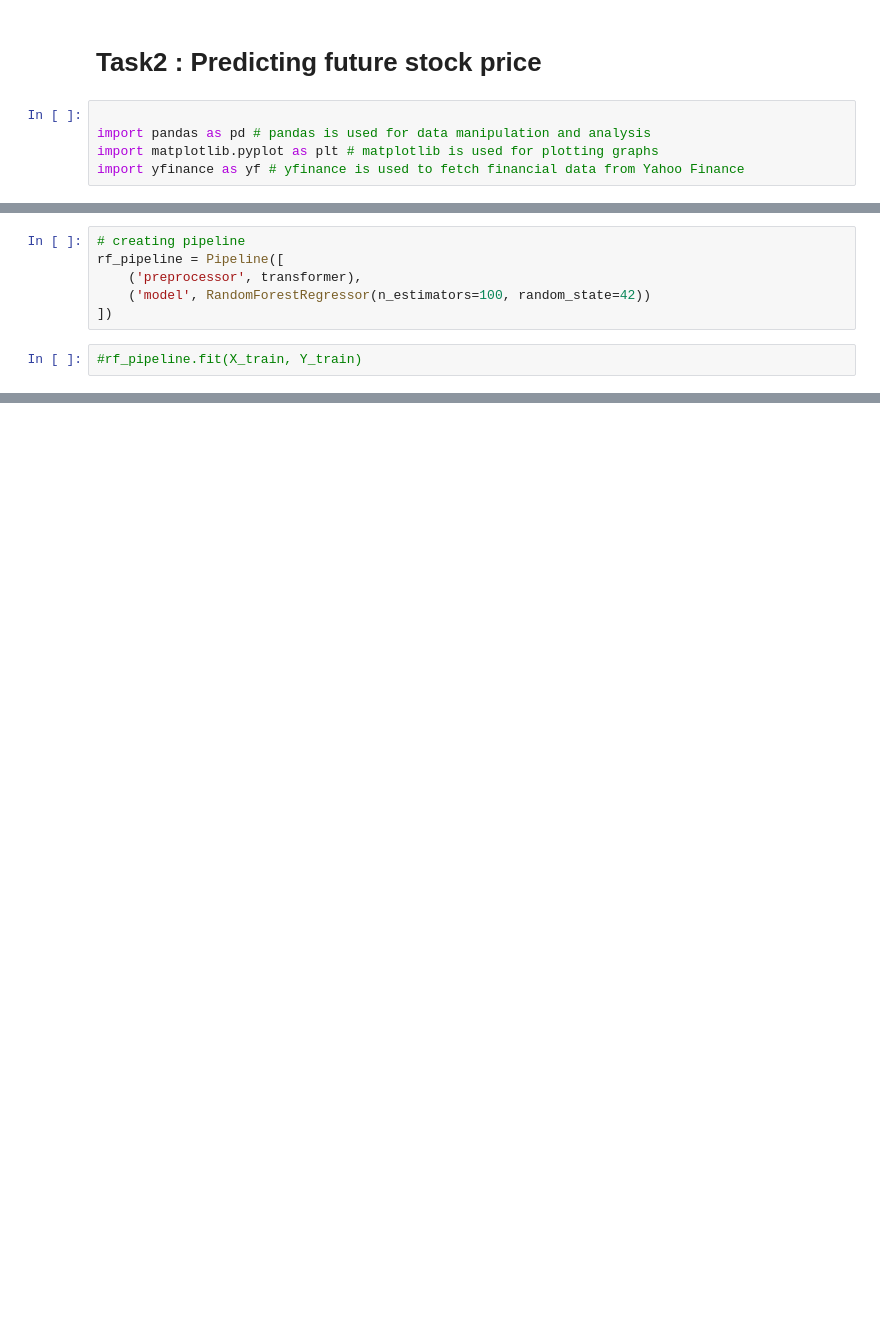
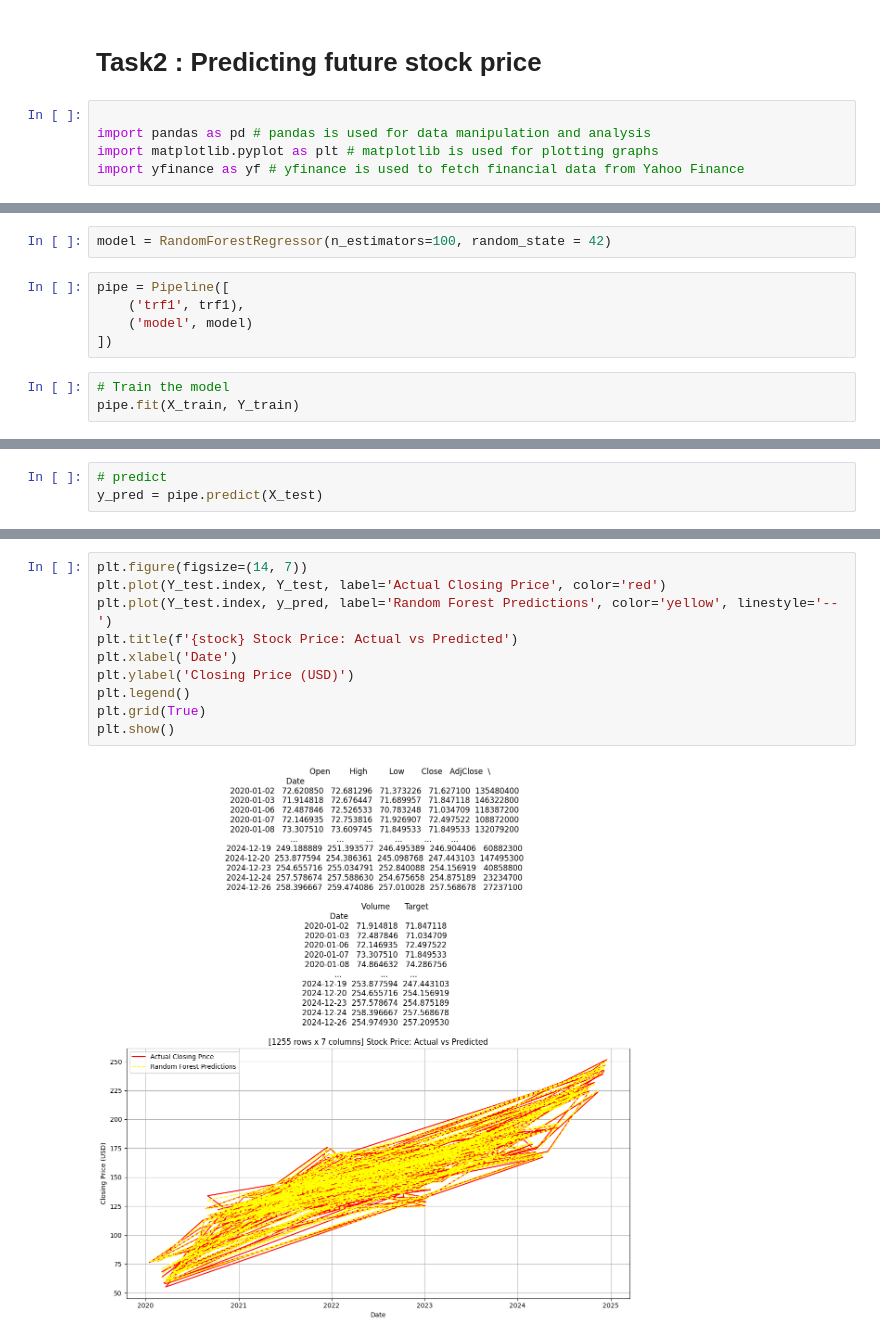
Before and after one commit to rafymemon/DevelopersHub-Corporation-, a Jupyter notebook: Task-2/stock_prediction.ipynb, the cells around one changed output, grey strips where cells are left out. Drawn from its saved outputs; the diff is of its cells as text; blank space fills up the shorter version.

Commit message:
Final Stock Price Prediction (Task-02)

```diff
--- a/Task-2/stock_prediction.ipynb
+++ b/Task-2/stock_prediction.ipynb
@@ -93,8 +81,10 @@ from sklearn.pipeline import Pipeline
 # %%
-# creating pipeline
-rf_pipeline = Pipeline([
-    ('preprocessor', transformer),
-    ('model', RandomForestRegressor(n_estimators=100, random_state=42))
-])
+model = RandomForestRegressor(n_estimators=100, random_state = 42)
+# %%
+pipe = Pipeline([
+    ('trf1', trf1),
+    ('model', model)
+])
 # %%
-#rf_pipeline.fit(X_train, Y_train)
+# Train the model
+pipe.fit(X_train, Y_train)
@@ -100,0 +98,3 @@ rf_pipeline = Pipeline([
+# %%
+# predict
+y_pred = pipe.predict(X_test)
@@ -100,0 +121,12 @@ rf_pipeline = Pipeline([
+# %%
+plt.figure(figsize=(14, 7))
+plt.plot(Y_test.index, Y_test, label='Actual Closing Price', color='red')
+plt.plot(Y_test.index, y_pred, label='Random Forest Predictions', color='yellow', linestyle='--')
+plt.title(f'{stock} Stock Price: Actual vs Predicted')
+plt.xlabel('Date')
+plt.ylabel('Closing Price (USD)')
+plt.legend()
+plt.grid(True)
+plt.show()
+# %% [output]
+[figure, added]
```
Also changed, not shown: parts of 24 cells of this notebook.
